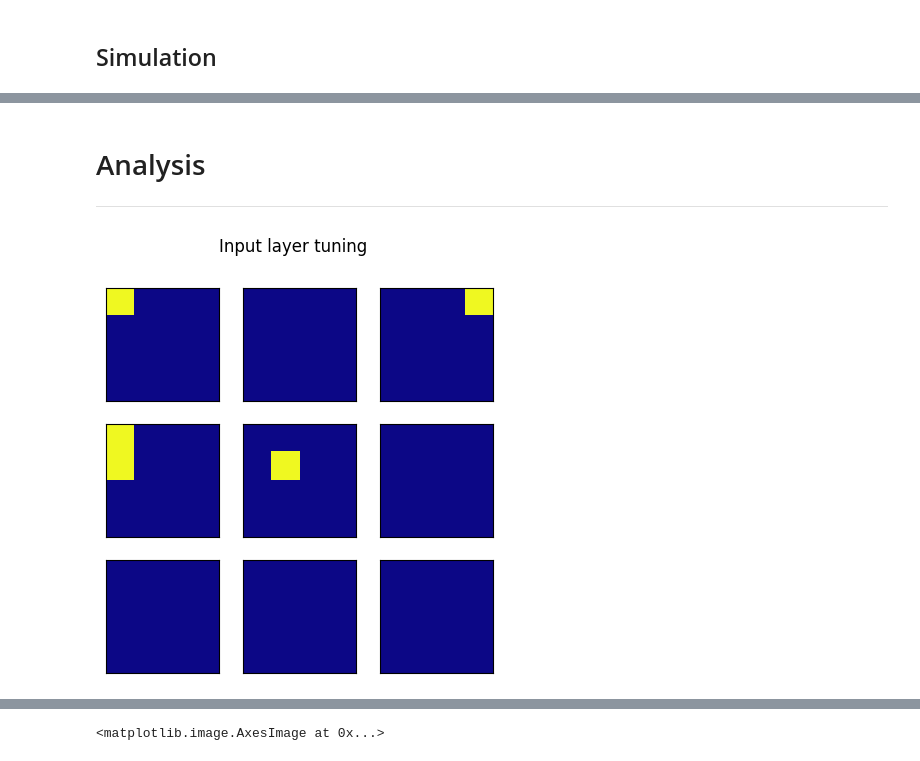
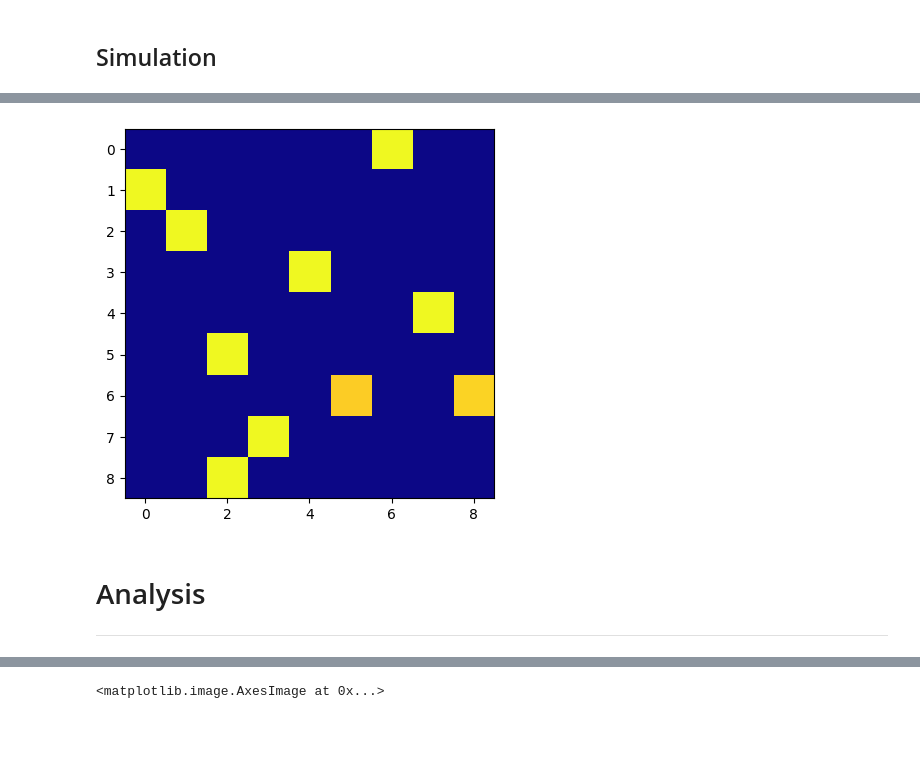
Before and after one commit to iKiru-hub/PCNN, a Jupyter notebook: pcnn_lab.ipynb, the cells around one changed output, grey strips where cells are left out. Cells and saved outputs as stored; diff of their text form; code cells hidden in the pictures; blank space fills up the shorter version.

```diff
--- a/pcnn_lab.ipynb
+++ b/pcnn_lab.ipynb
@@ -182,6 +188,9 @@ bounds_bins = [*mod.iterprod(range(bounds[1]), range(bounds[3]))]
 # %% [markdown]
 **Input layer**
 # %%
-layer = ms.InputLayer(N=Nj, kind='place', mode='spike', sigma=0.02, max_rate=300, min_rate=10)
-layer.__repr__()
+layer = ms.InputLayer(N=Nj, kind='place', sigma=0.001, max_rate=100, min_rate=0)
+logger.info(layer.__repr__())
+
+Sj = layer.parse_trajectory(trajectory, timestep=10, mode='rate')
+logger.info(Sj.shape)
 # %% [output]
@@ -280,21 +270,8 @@ print(".")
 .
+# %%
+plt.imshow(net.Wff, cmap='plasma');
+# %% [output]
+[figure, added]
 # %% [markdown]
 # Analysis
 ---
-# %%
-dx = 0.25
-_, rate = ms.make_whole_walk(layer=layer, dx=dx)
-
-fig, rows = plt.subplots(layer.n, layer.n, figsize=(5, 5))
-fig.suptitle("Input layer tuning")
-i = 0
-for cols in rows:
-    for ax in cols:
-        ax.imshow(rate[:, i].reshape(int(bounds[1] / dx), int(bounds[3] / dx)), cmap='plasma')
-        i += 1
-        ax.set_xticks(())
-        ax.set_yticks(())
-
-plt.show()
-# %% [output]
-[figure, removed]
```
Also changed, not shown: parts of 23 cells of this notebook, 2 other files.
